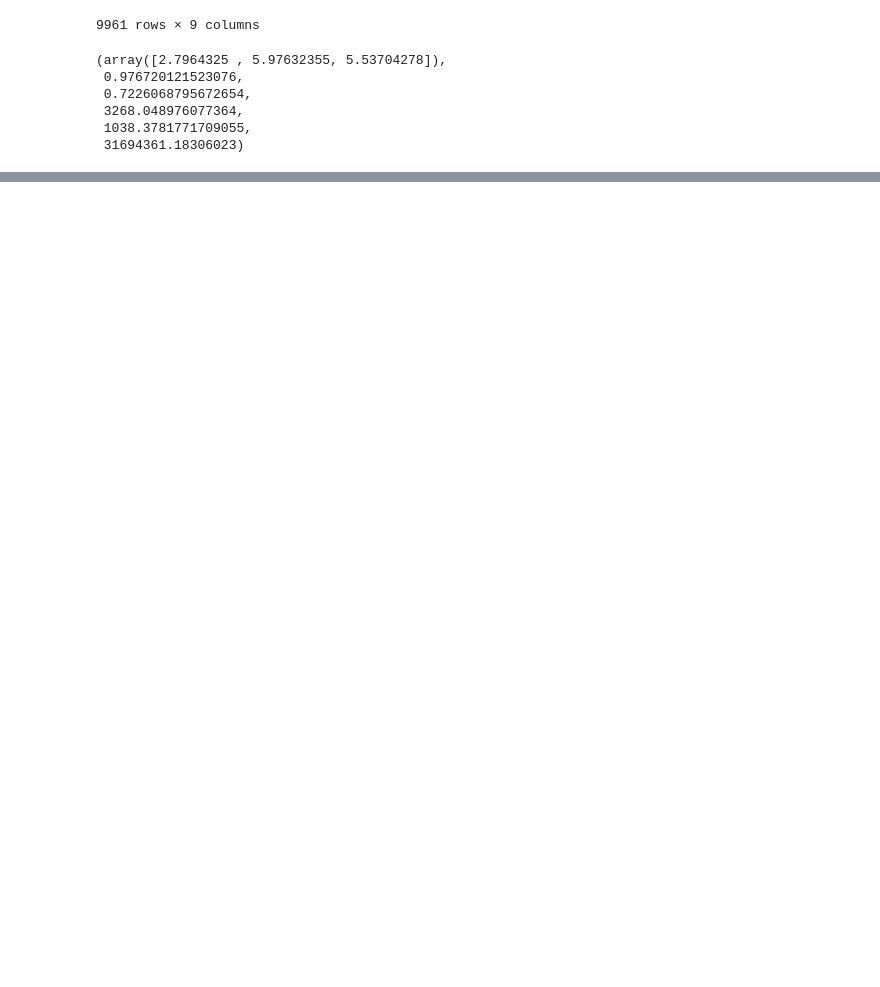
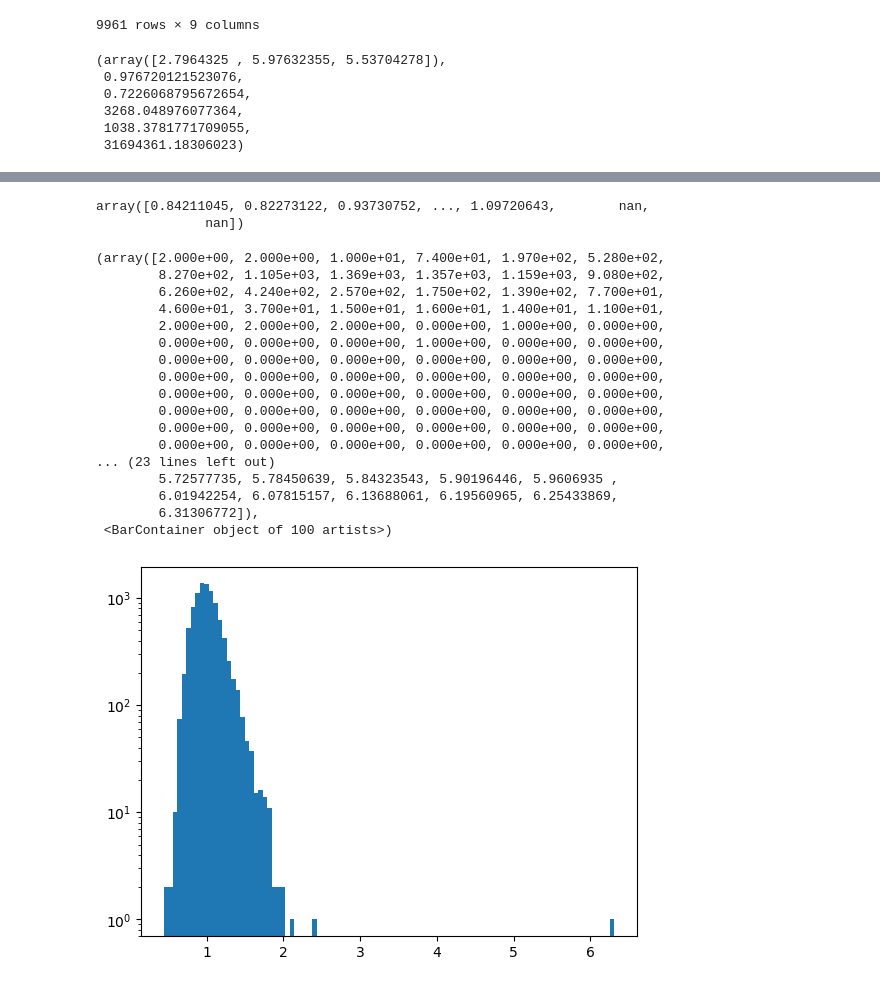
Before and after one commit to GarciaLab/transcription_pipeline, a Jupyter notebook: test.ipynb, the cells around one changed output, grey strips where cells are left out. Cells and saved outputs as stored; diff of their text form; code cells hidden in the pictures; blank space fills up the shorter version.

```diff
--- a/test.ipynb
+++ b/test.ipynb
@@ -248,0 +342,5 @@ test_fit
+# %%
+spot_dataframe["sigma_x_y"].values
+# %% [output]
+array([0.84211045, 0.82273122, 0.93730752, ..., 1.09720643,        nan,
+              nan])
@@ -248,0 +349,21 @@ test_fit
+# %%
+plt.hist(spot_dataframe["sigma_x_y"].values, bins=100, log=True)
+# %% [output]
+(array([2.000e+00, 2.000e+00, 1.000e+01, 7.400e+01, 1.970e+02, 5.280e+02,
+        8.270e+02, 1.105e+03, 1.369e+03, 1.357e+03, 1.159e+03, 9.080e+02,
+        6.260e+02, 4.240e+02, 2.570e+02, 1.750e+02, 1.390e+02, 7.700e+01,
+        4.600e+01, 3.700e+01, 1.500e+01, 1.600e+01, 1.400e+01, 1.100e+01,
+        2.000e+00, 2.000e+00, 2.000e+00, 0.000e+00, 1.000e+00, 0.000e+00,
+        0.000e+00, 0.000e+00, 0.000e+00, 1.000e+00, 0.000e+00, 0.000e+00,
+        0.000e+00, 0.000e+00, 0.000e+00, 0.000e+00, 0.000e+00, 0.000e+00,
+        0.000e+00, 0.000e+00, 0.000e+00, 0.000e+00, 0.000e+00, 0.000e+00,
+        0.000e+00, 0.000e+00, 0.000e+00, 0.000e+00, 0.000e+00, 0.000e+00,
+        0.000e+00, 0.000e+00, 0.000e+00, 0.000e+00, 0.000e+00, 0.000e+00,
+        0.000e+00, 0.000e+00, 0.000e+00, 0.000e+00, 0.000e+00, 0.000e+00,
+        0.000e+00, 0.000e+00, 0.000e+00, 0.000e+00, 0.000e+00, 0.000e+00,
+... (23 lines left out)
+        5.72577735, 5.78450639, 5.84323543, 5.90196446, 5.9606935 ,
+        6.01942254, 6.07815157, 6.13688061, 6.19560965, 6.25433869,
+        6.31306772]),
+ <BarContainer object of 100 artists>)
+[figure, added]
```
Also changed, not shown: parts of 17 cells of this notebook, 1 other file.
